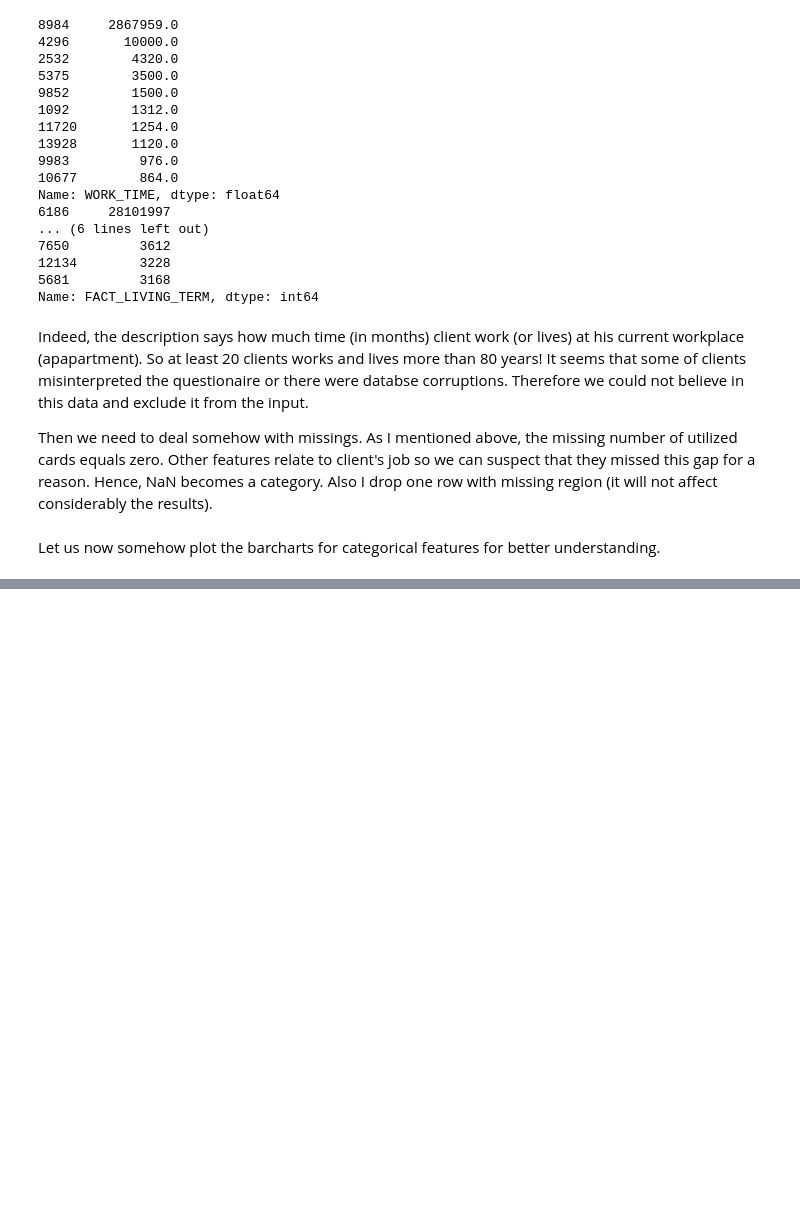
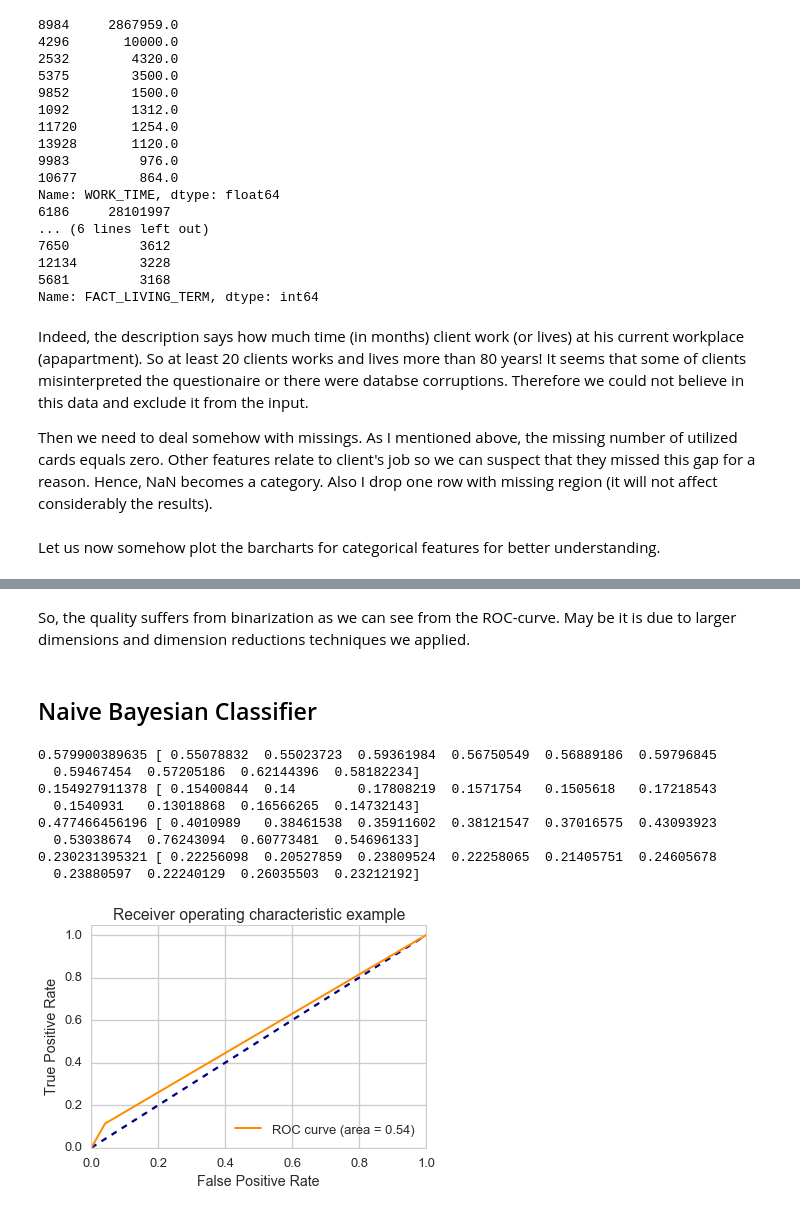
Before and after one commit to XuMuK1/IntroDS_HW, a Jupyter notebook: FinalProject/Report.ipynb, the cells around one changed output, grey strips where cells are left out. Drawn from its saved outputs; the diff is of its cells as text; code cells hidden in the pictures; blank space fills up the shorter version.

```diff
--- a/FinalProject/Report.ipynb
+++ b/FinalProject/Report.ipynb
@@ -244,0 +468,31 @@ Got numbers
+# %% [markdown]
+So, the quality suffers from binarization as we can see from the ROC-curve. May be it is due to larger dimensions and dimension reductions techniques we applied.
+# %% [markdown]
+## Naive Bayesian Classifier
+# %%
+from sklearn.naive_bayes import GaussianNB#the best by rocauc
+from sklearn.model_selection import cross_val_score
+from sklearn.model_selection import train_test_split
+X_train, X_test, y_train, y_test = train_test_split(X_1, y, test_size=0.4, random_state=0)
+
+clf=GaussianNB()
+aucs=cross_val_score(clf,X_sel,y,cv=10,scoring="roc_auc")
+precs=cross_val_score(clf,X_sel,y,cv=10,scoring="precision")
+recs=cross_val_score(clf,X_sel,y,cv=10,scoring="recall")
+f1s=cross_val_score(clf,X_sel,y,cv=10,scoring="f1")
+print(np.mean(aucs),aucs)
+print(np.mean(precs),precs)
+print(np.mean(recs),recs)
+print(np.mean(f1s),f1s)
+
+PlotROC(clf,X_train,X_test,y_train,y_test)
+# %% [output]
+0.579900389635 [ 0.55078832  0.55023723  0.59361984  0.56750549  0.56889186  0.59796845
+  0.59467454  0.57205186  0.62144396  0.58182234]
+0.154927911378 [ 0.15400844  0.14        0.17808219  0.1571754   0.1505618   0.17218543
+  0.1540931   0.13018868  0.16566265  0.14732143]
+0.477466456196 [ 0.4010989   0.38461538  0.35911602  0.38121547  0.37016575  0.43093923
+  0.53038674  0.76243094  0.60773481  0.54696133]
+0.230231395321 [ 0.22256098  0.20527859  0.23809524  0.22258065  0.21405751  0.24605678
+  0.23880597  0.22240129  0.26035503  0.23212192]
+[figure, added]
```
Also changed, not shown: parts of 19 cells of this notebook, 1 other file.
